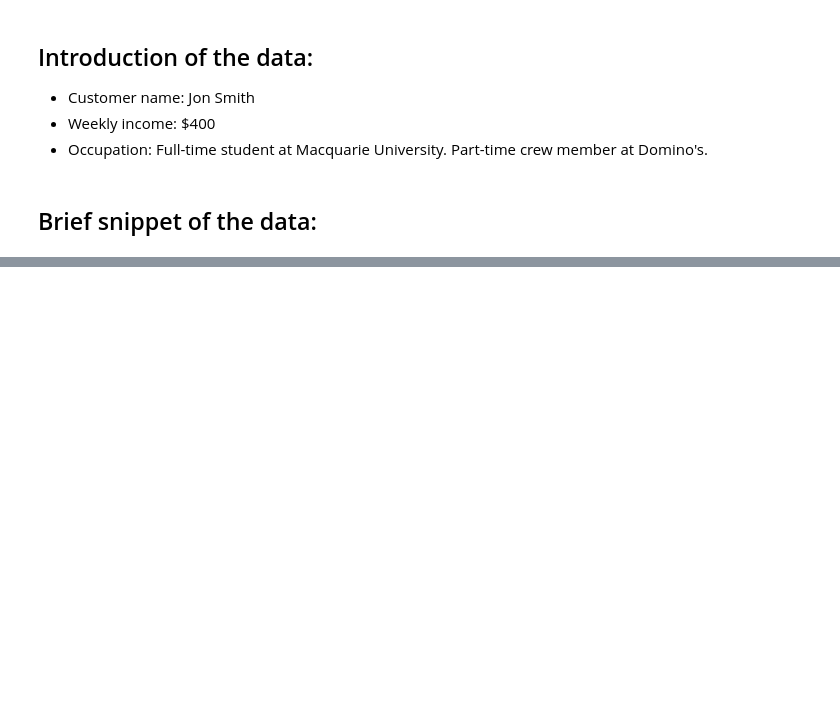
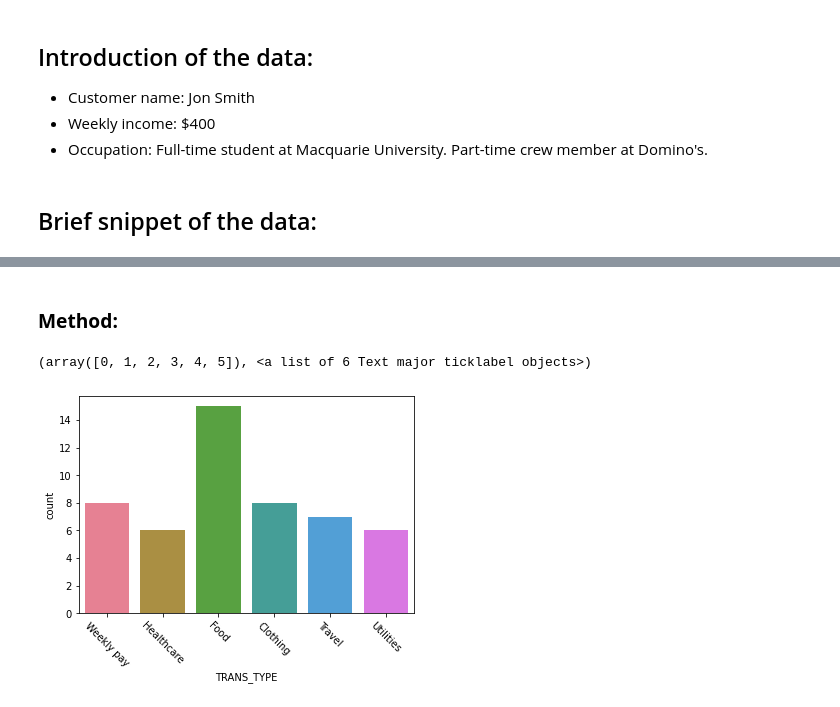
Before and after one commit to swarnim-madan/PACE-Project, a Jupyter notebook: Group 17/PACE.ipynb, the cells around one changed output, grey strips where cells are left out. Cells and saved outputs as stored; diff of their text form; code cells hidden in the pictures; blank space fills up the shorter version.

```diff
--- a/Group 17/PACE.ipynb
+++ b/Group 17/PACE.ipynb
@@ -49,0 +64,11 @@ Both the charts above show that income does not affect the time a customer spend
+# %% [markdown]
+### **Method:**
+# %%
+sns.countplot(x='TRANS_TYPE', data=df, palette='husl')
+# Will try to get rid of "Weekly pay", the code below doesn't seem to work.
+# stats_df = df.drop(['Weekly pay'], axis=1)
+# sns.countplot(data=stats_df)
+plt.xticks(rotation=-45)
+# %% [output]
+(array([0, 1, 2, 3, 4, 5]), <a list of 6 Text major ticklabel objects>)
+[figure, added]
```
Also changed, not shown: parts of 13 cells of this notebook, 1 other file.
